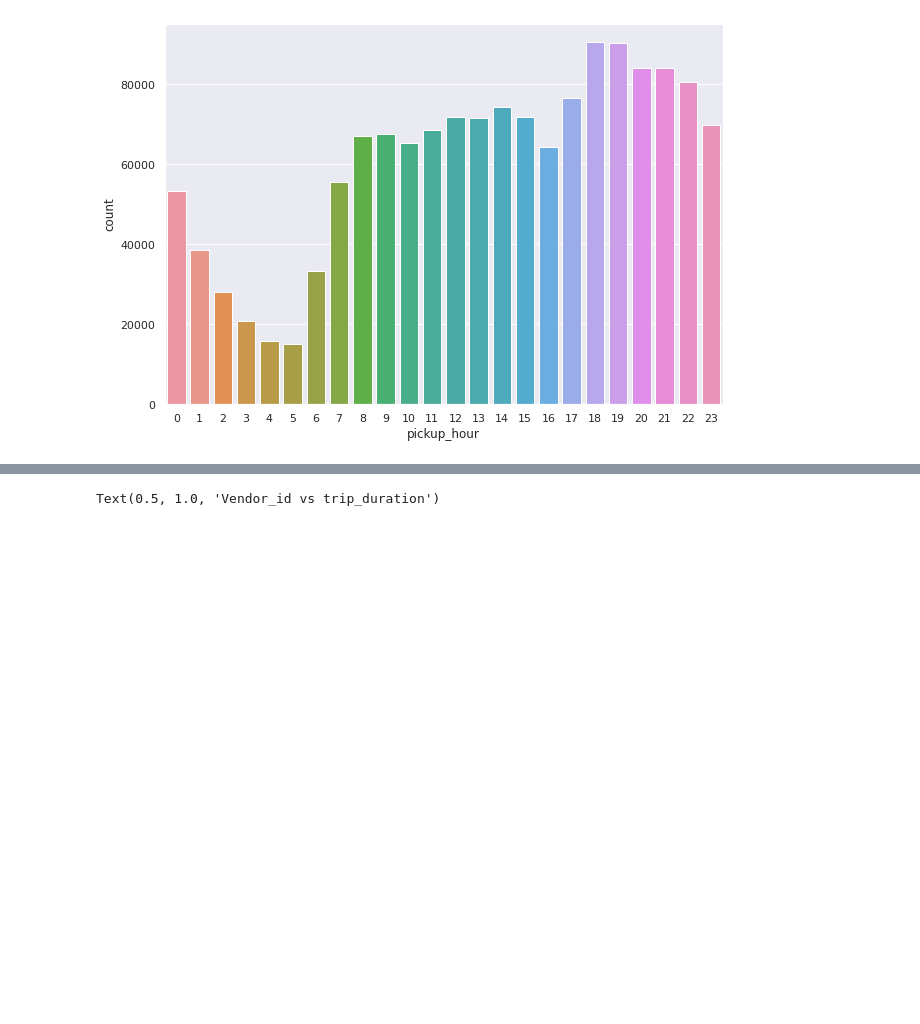
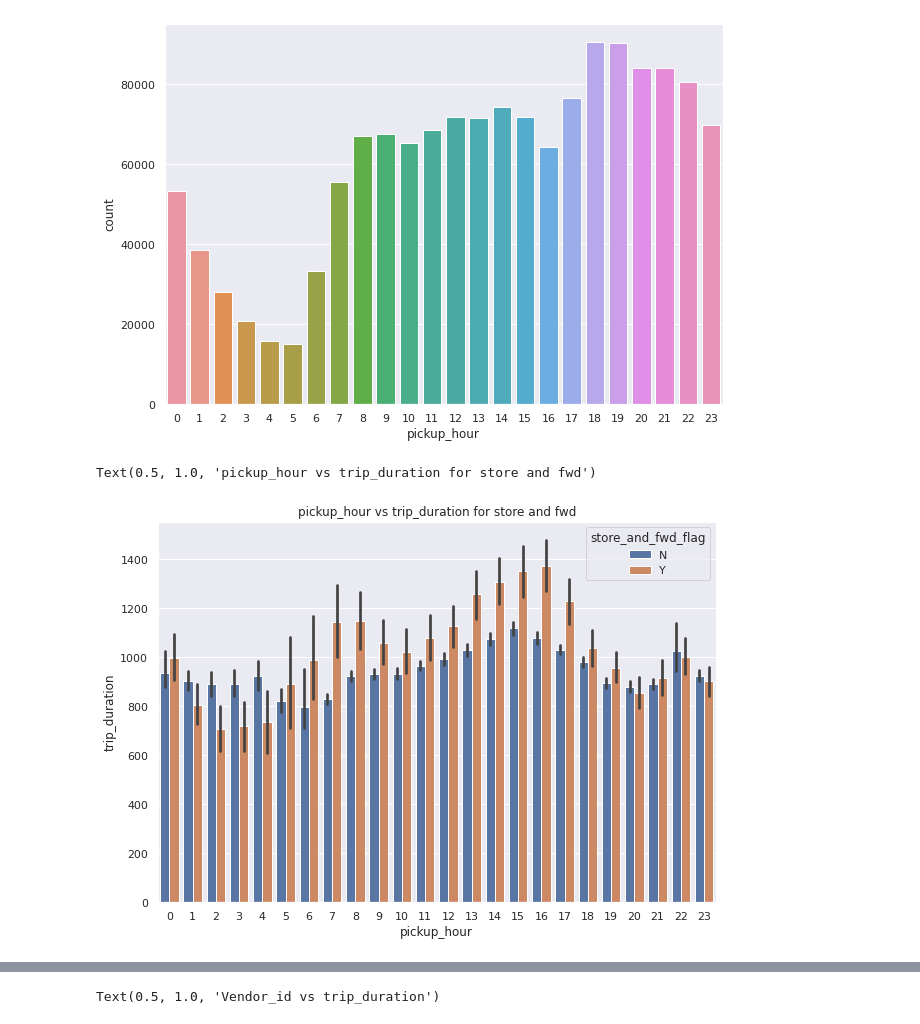
Before and after one commit to HariTarz/NYC-Taxi-Trip-Time-Prediction, a Jupyter notebook: NYC_Taxi_Trip_Time_Prediction_Capstone_Project.ipynb, the cells around one changed output, grey strips where cells are left out. Drawn from its saved outputs; the diff is of its cells as text; code cells hidden in the pictures; blank space fills up the shorter version.

```diff
--- a/NYC_Taxi_Trip_Time_Prediction_Capstone_Project.ipynb
+++ b/NYC_Taxi_Trip_Time_Prediction_Capstone_Project.ipynb
@@ -306,6 +306,15 @@ ax.set_xlabel('pickup_hour')
 # %% [output]
 Text(0.5, 0, 'pickup_hour')
 [figure]
+# %%
+fig = plt.figure(figsize=(10,7))
+ax = fig.gca()
+sns.barplot(x="pickup_hour", y="trip_duration", data=df, hue="store_and_fwd_flag")
+sns.set_theme(style='darkgrid')
+ax.set_title('pickup_hour vs trip_duration for store and fwd')
+# %% [output]
+Text(0.5, 1.0, 'pickup_hour vs trip_duration for store and fwd')
+[figure, added]
 # %%
 fig = plt.figure(figsize=(10,7))
 ax = fig.gca()
```
Also changed, not shown: parts of 11 cells of this notebook.
